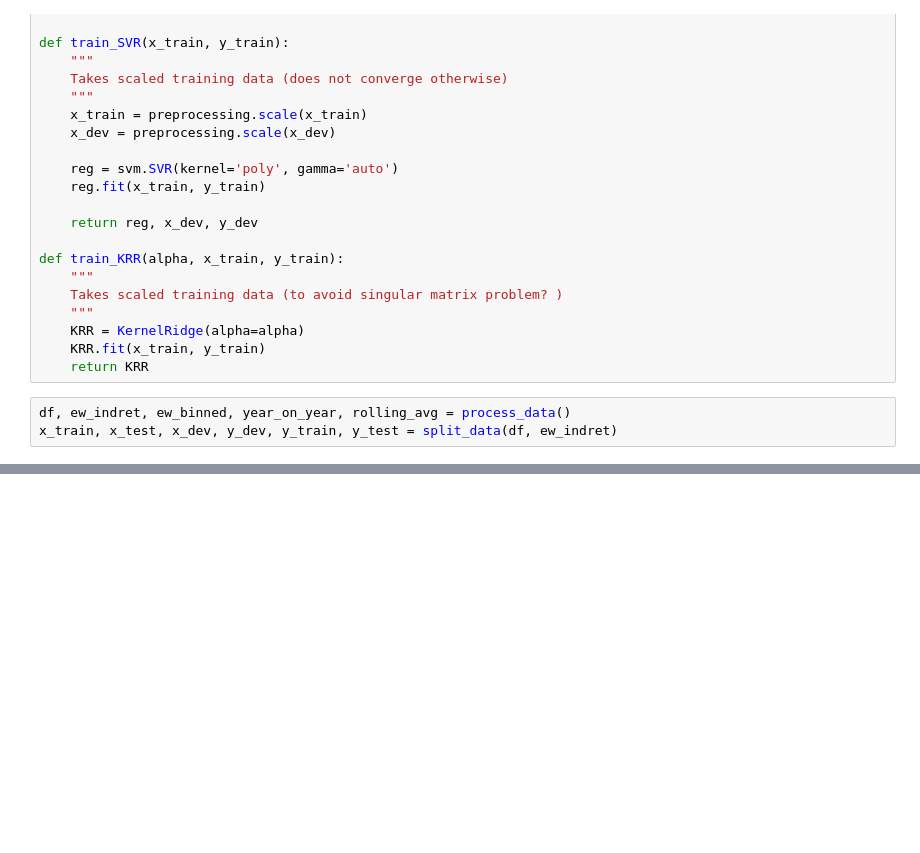
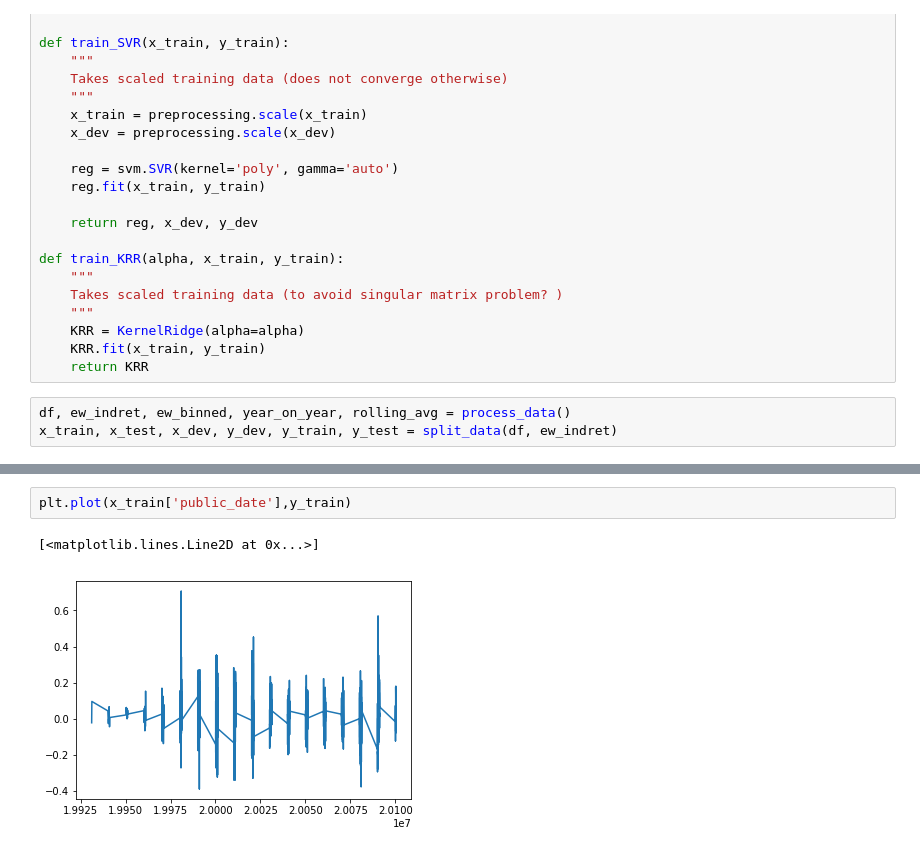
Before and after one commit to evazhang612/229proj, a Jupyter notebook: Regression.ipynb, the cells around one changed output, grey strips where cells are left out. Saved outputs shown, nothing was run; the diff lists cells and outputs as text; blank space fills up the shorter version.

```diff
--- a/Regression.ipynb
+++ b/Regression.ipynb
@@ -198,0 +226,5 @@ def feature_selection(df, )
+# %%
+plt.plot(x_train['public_date'],y_train)
+# %% [output]
+[<matplotlib.lines.Line2D at 0x...>]
+[figure, added]
```
Also changed, not shown: parts of 7 cells of this notebook.
